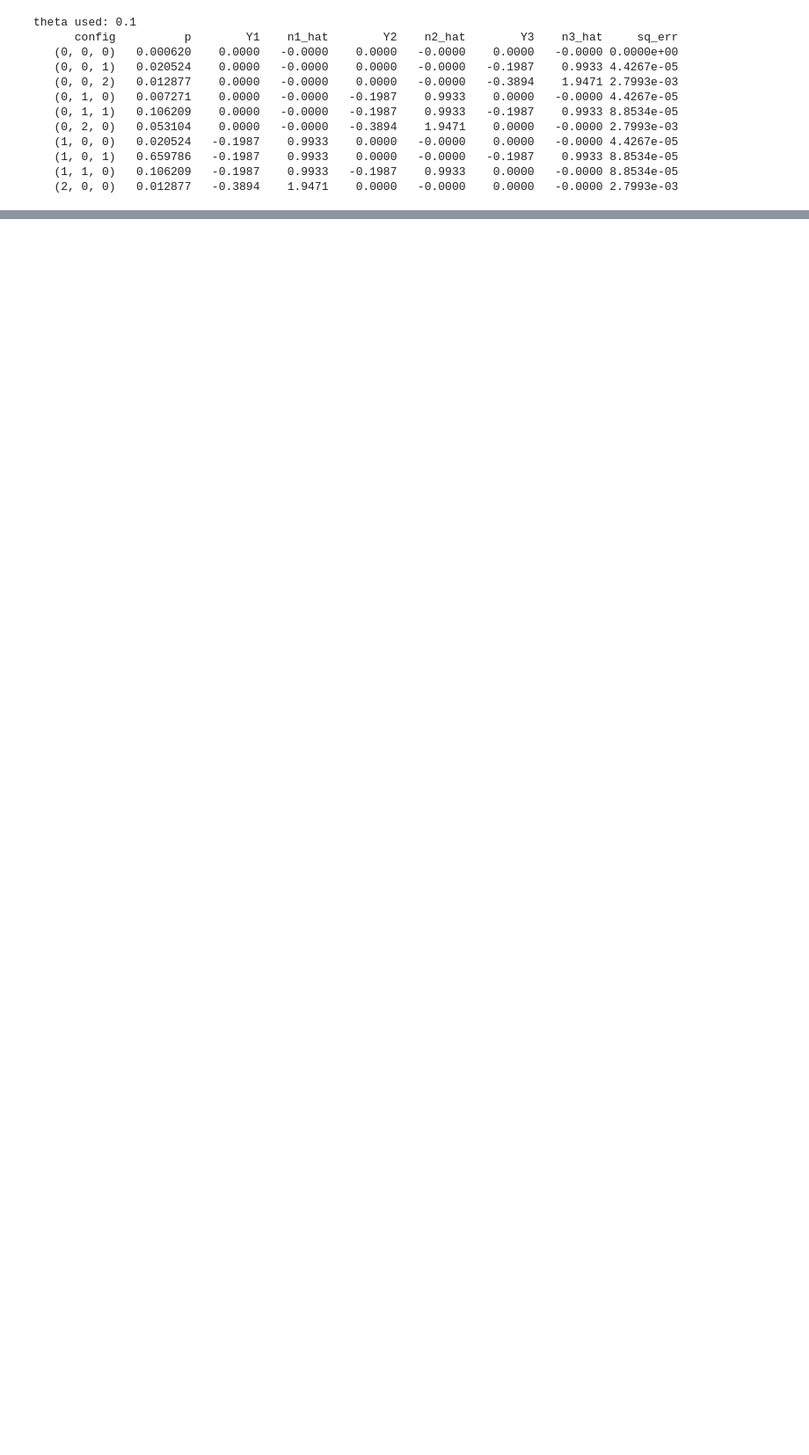
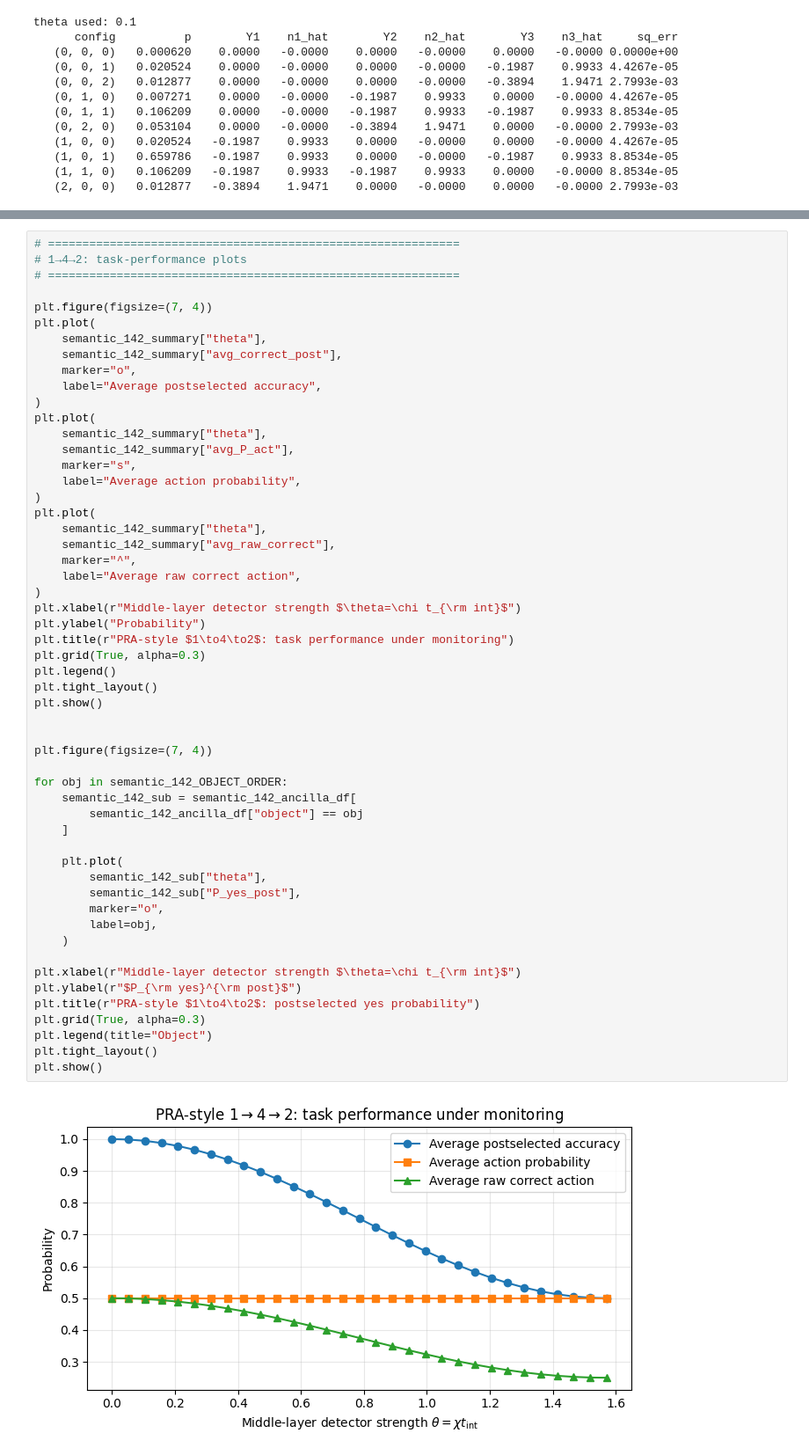
Before and after one commit to AntiPhoton47/Optical-QMEPS-Explainability, a Jupyter notebook: qMEPS.ipynb, the cells around one changed output, grey strips where cells are left out. Shown at 88% size. Drawn from its saved outputs; the diff is of its cells as text; blank space fills up the shorter version.

```diff
--- a/qMEPS.ipynb
+++ b/qMEPS.ipynb
@@ -2200,0 +4873,56 @@ theta used: 0.1
+# %%
+# ============================================================
+# 1→4→2: task-performance plots
+# ============================================================
+
+plt.figure(figsize=(7, 4))
+plt.plot(
+    semantic_142_summary["theta"],
+    semantic_142_summary["avg_correct_post"],
+    marker="o",
+    label="Average postselected accuracy",
+)
+plt.plot(
+    semantic_142_summary["theta"],
+    semantic_142_summary["avg_P_act"],
+    marker="s",
+    label="Average action probability",
+)
+plt.plot(
+    semantic_142_summary["theta"],
+    semantic_142_summary["avg_raw_correct"],
+    marker="^",
+    label="Average raw correct action",
+)
+plt.xlabel(r"Middle-layer detector strength $\theta=\chi t_{\rm int}$")
+plt.ylabel("Probability")
+plt.title(r"PRA-style $1\to4\to2$: task performance under monitoring")
+plt.grid(True, alpha=0.3)
+plt.legend()
+plt.tight_layout()
+plt.show()
+
+
+plt.figure(figsize=(7, 4))
+
+for obj in semantic_142_OBJECT_ORDER:
+    semantic_142_sub = semantic_142_ancilla_df[
+        semantic_142_ancilla_df["object"] == obj
+    ]
+
+    plt.plot(
+        semantic_142_sub["theta"],
+        semantic_142_sub["P_yes_post"],
+        marker="o",
+        label=obj,
+    )
+
+plt.xlabel(r"Middle-layer detector strength $\theta=\chi t_{\rm int}$")
+plt.ylabel(r"$P_{\rm yes}^{\rm post}$")
+plt.title(r"PRA-style $1\to4\to2$: postselected yes probability")
+plt.grid(True, alpha=0.3)
+plt.legend(title="Object")
+plt.tight_layout()
+plt.show()
+# %% [output]
+[figure, added]
```
Also changed, not shown: parts of 49 cells of this notebook.
